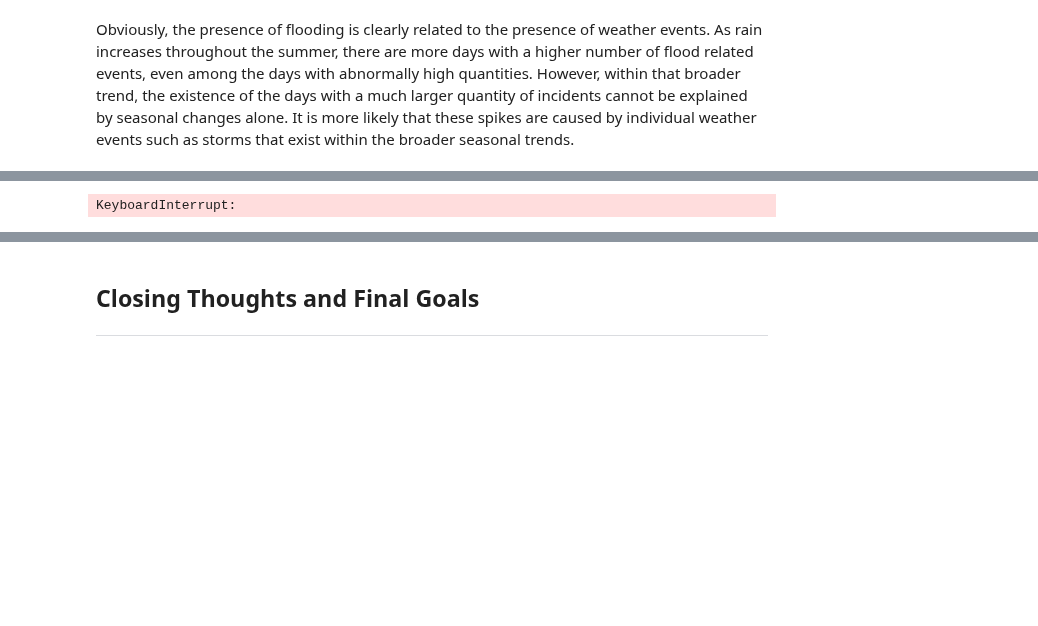
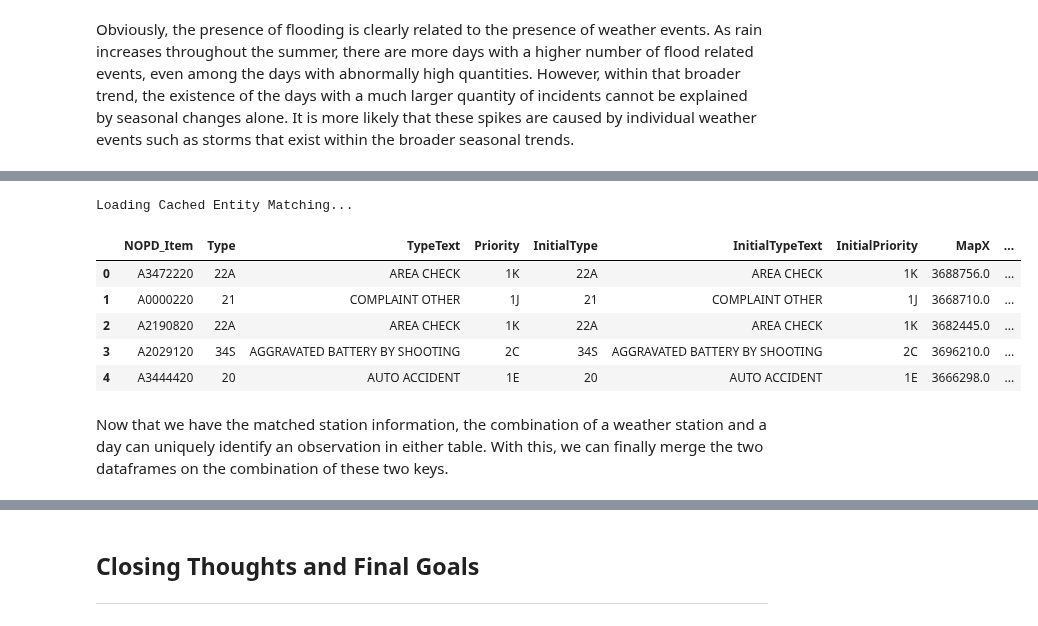
Before and after one commit to outlawhayden/weather-crime, a Jupyter notebook: notebooks/Milestone2.ipynb, the cells around one changed output, grey strips where cells are left out. Saved outputs shown, nothing was run; the diff lists cells and outputs as text; code cells hidden in the pictures; blank space fills up the shorter version.

```diff
--- a/notebooks/Milestone2.ipynb
+++ b/notebooks/Milestone2.ipynb
@@ -452,5 +360,5 @@ The mapping are contained in an excel file, where we mapped each crime's **TypeT
 # %%
-file_path = 'output_data.xlsx'
+file_path = '../data/output_data.xlsx'
 mapping_df = pd.read_excel(file_path)
 
 mapping_dict = mapping_df.set_index('TypeText')['Index'].to_dict()
@@ -461,5 +374,7 @@ dict
 # %%
-calls_for_service["SimpleType"] = calls_for_service['TypeText'].progress_apply(lambda x: mapping_dict[x])
+calls_for_service["SimpleType"] = calls_for_service['TypeText'].progress_apply(lambda x: types[mapping_dict[x]])
 
 calls_for_service.head()
+
+print(calls_for_service.iloc[352]["SimpleType"])
 # %% [output]
@@ -753,22 +624,18 @@ For a crime, given the date it occurred on, match it to weather from that day th
 
 # warning, can take >30 mins
 def match_weather(crime_row):
+    # extract date, latitude, and longitude
     c_date = crime_row["DateCreate"]
     c_lat = crime_row["Latitude"]
     c_long = crime_row["Longitude"]
+    # try to find weather on that day
+
     try:
         weather_by_day = weather.loc[c_date]
     except KeyError:
         return np.nan
-
-
+    # if weather exists, get closest station identifier
     euc_distances = np.sqrt((weather_by_day['Latitude'] - c_lat) ** 2 + (weather_by_day['Longitude'] - c_long) ** 2)
     closest_station = euc_distances.idxmin()
 
-
     return(closest_station)
-
-calls_for_service["DateCreate"] = calls_for_service["TimeCreate"].dt.floor('D')
-calls_for_service["PairedStation"] = calls_for_service.progress_apply(match_weather, axis = 1)
-# %% [output]
-KeyboardInterrupt:
@@ -777,12 +642,30 @@ weather.index.max
 # %%
 match_table_path = '../data/match_table.csv'
 
+calls_for_service["DateCreate"] = calls_for_service["TimeCreate"].dt.floor('D')
 
-match_table = calls_for_service[["NOPD_Item", "PairedStation"]]
-match_table.head()
+if os.path.exists(match_table_path):
+    print("Loading Cached Entity Matching...")
+    match_table = pd.read_csv(match_table_path)
+    calls_for_service = calls_for_service.merge(match_table, on = "NOPD_Item", how = "outer")
 
-
-if not os.path.exists(match_table_path):
+else:
+    print("Generating Entity Matching...")
+    calls_for_service["MatchedStation"] = calls_for_service.progress_apply(match_weather, axis = 1)
     # If the file doesn't exist, save the DataFrame as a CSV
+    match_table = calls_for_service[["NOPD_Item", "PairedStation"]]
     match_table.to_csv(match_table_path, index=False)
     print("Dumping Relational Table to %s" %match_table_path)
+# %% [output]
+Loading Cached Entity Matching...
+# %%
+calls_for_service.head()
+# %% [output]
+|  | NOPD_Item | Type | TypeText | Priority | InitialType | InitialTypeText | InitialPriority | MapX | ... |
+| 0 | A3472220 | 22A | AREA CHECK | 1K | 22A | AREA CHECK | 1K | 3688756.0 | ... |
+| 1 | A0000220 | 21 | COMPLAINT OTHER | 1J | 21 | COMPLAINT OTHER | 1J | 3668710.0 | ... |
+| 2 | A2190820 | 22A | AREA CHECK | 1K | 22A | AREA CHECK | 1K | 3682445.0 | ... |
+| 3 | A2029120 | 34S | AGGRAVATED BATTERY BY SHOOTING | 2C | 34S | AGGRAVATED BATTERY BY SHOOTING | 2C | 3696210.0 | ... |
+| 4 | A3444420 | 20 | AUTO ACCIDENT | 1E | 20 | AUTO ACCIDENT | 1E | 3666298.0 | ... |
+# %% [markdown]
+Now that we have the matched station information, the combination of a weather station and a day can uniquely identify an observation in either table. With this, we can finally merge the two dataframes on the combination of these two keys.
```
Also changed, not shown: parts of 32 cells of this notebook, 4 other files.
